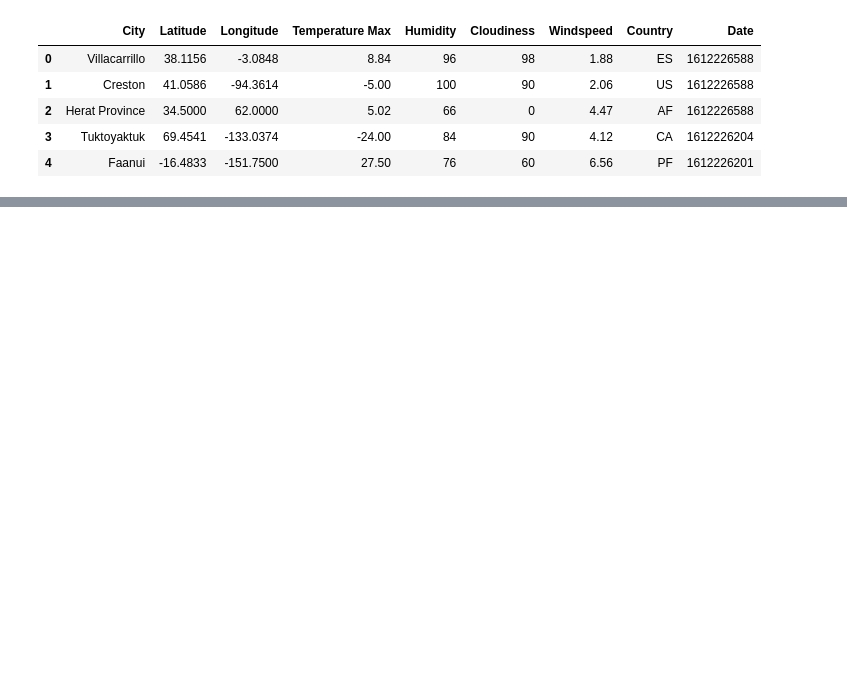
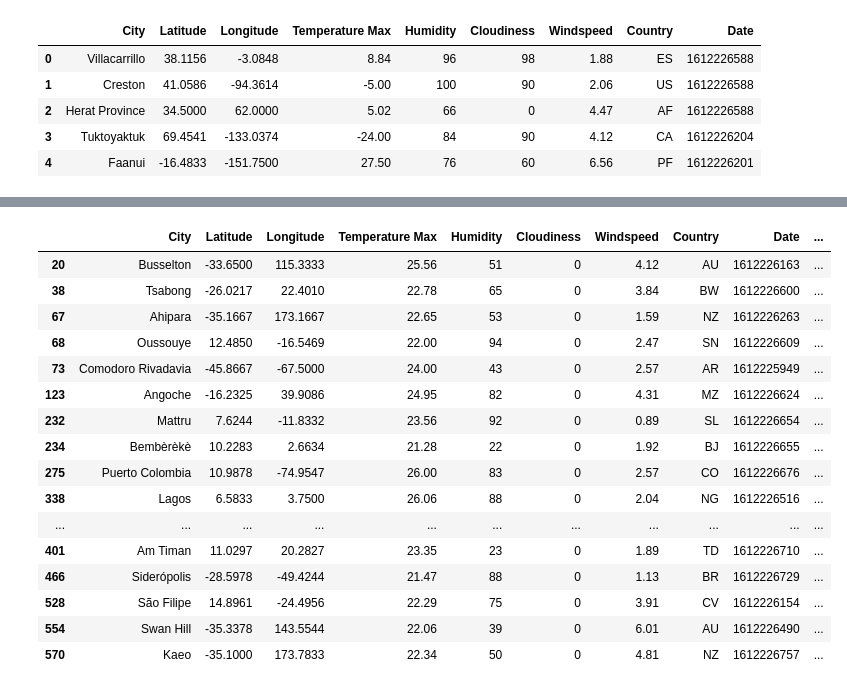
Before and after one commit to akarpie96/Python-API-Challenge, a Jupyter notebook: VacationPy/VacationPy.ipynb, the cells around one changed output, grey strips where cells are left out. Cells and saved outputs as stored; diff of their text form; code cells hidden in the pictures; blank space fills up the shorter version.

```diff
--- a/VacationPy/VacationPy.ipynb
+++ b/VacationPy/VacationPy.ipynb
@@ -64,0 +118,35 @@ fig
+# %%
+params = {
+    "radius": 5000,
+    "types": "Hotel",
+    "keyword": "Hotel",
+    "key": g_key
+}
+
+# Use the lat/lng we recovered to identify airports
+for index, row in Ideal_df.iterrows():
+    # get lat, lng from df
+    lat = row["Latitude"]
+    lng = row["Longitude"]
+
+    # change location each iteration while leaving original params in place
+    params["location"] = f"{lat},{lng}"
+
+    # Use the search term: "International Airport" and our lat/lng
+    base_url = "https://maps.googleapis.com/maps/api/place/nearbysearch/json"
+
+    # make request and print url
+    name_address = requests.get(base_url, params=params)
+
+#     print the name_address url, avoid doing for public github repos in order to avoid exposing key
+#     print(name_address.url)
+
+    # convert to json
+    name_address = name_address.json()
+    # print(json.dumps(name_address, indent=4, sort_keys=True))
+
+    # Since some data may be missing we incorporate a try-except to skip any that are missing a data point.
+    try:
+        Ideal_df.loc[index, "Hotel Name"] = name_address["results"][0]["name"]
+    except (KeyError, IndexError):
+        print("Missing field/result... skipping.")
@@ -64,0 +165,20 @@ fig
+# %%
+Ideal_df
+# %% [output]
+|  | City | Latitude | Longitude | Temperature Max | Humidity | Cloudiness | Windspeed | Country | Date | ... |
+| 20 | Busselton | -33.6500 | 115.3333 | 25.56 | 51 | 0 | 4.12 | AU | 1612226163 | ... |
+| 38 | Tsabong | -26.0217 | 22.4010 | 22.78 | 65 | 0 | 3.84 | BW | 1612226600 | ... |
+| 67 | Ahipara | -35.1667 | 173.1667 | 22.65 | 53 | 0 | 1.59 | NZ | 1612226263 | ... |
+| 68 | Oussouye | 12.4850 | -16.5469 | 22.00 | 94 | 0 | 2.47 | SN | 1612226609 | ... |
+| 73 | Comodoro Rivadavia | -45.8667 | -67.5000 | 24.00 | 43 | 0 | 2.57 | AR | 1612225949 | ... |
+| 123 | Angoche | -16.2325 | 39.9086 | 24.95 | 82 | 0 | 4.31 | MZ | 1612226624 | ... |
+| 232 | Mattru | 7.6244 | -11.8332 | 23.56 | 92 | 0 | 0.89 | SL | 1612226654 | ... |
+| 234 | Bembèrèkè | 10.2283 | 2.6634 | 21.28 | 22 | 0 | 1.92 | BJ | 1612226655 | ... |
+| 275 | Puerto Colombia | 10.9878 | -74.9547 | 26.00 | 83 | 0 | 2.57 | CO | 1612226676 | ... |
+| 338 | Lagos | 6.5833 | 3.7500 | 26.06 | 88 | 0 | 2.04 | NG | 1612226516 | ... |
+| ... | ... | ... | ... | ... | ... | ... | ... | ... | ... | ... |
+| 401 | Am Timan | 11.0297 | 20.2827 | 23.35 | 23 | 0 | 1.89 | TD | 1612226710 | ... |
+| 466 | Siderópolis | -28.5978 | -49.4244 | 21.47 | 88 | 0 | 1.13 | BR | 1612226729 | ... |
+| 528 | São Filipe | 14.8961 | -24.4956 | 22.29 | 75 | 0 | 3.91 | CV | 1612226154 | ... |
+| 554 | Swan Hill | -35.3378 | 143.5544 | 22.06 | 39 | 0 | 6.01 | AU | 1612226490 | ... |
+| 570 | Kaeo | -35.1000 | 173.7833 | 22.34 | 50 | 0 | 4.81 | NZ | 1612226757 | ... |
```
Also changed, not shown: parts of 7 cells of this notebook.
